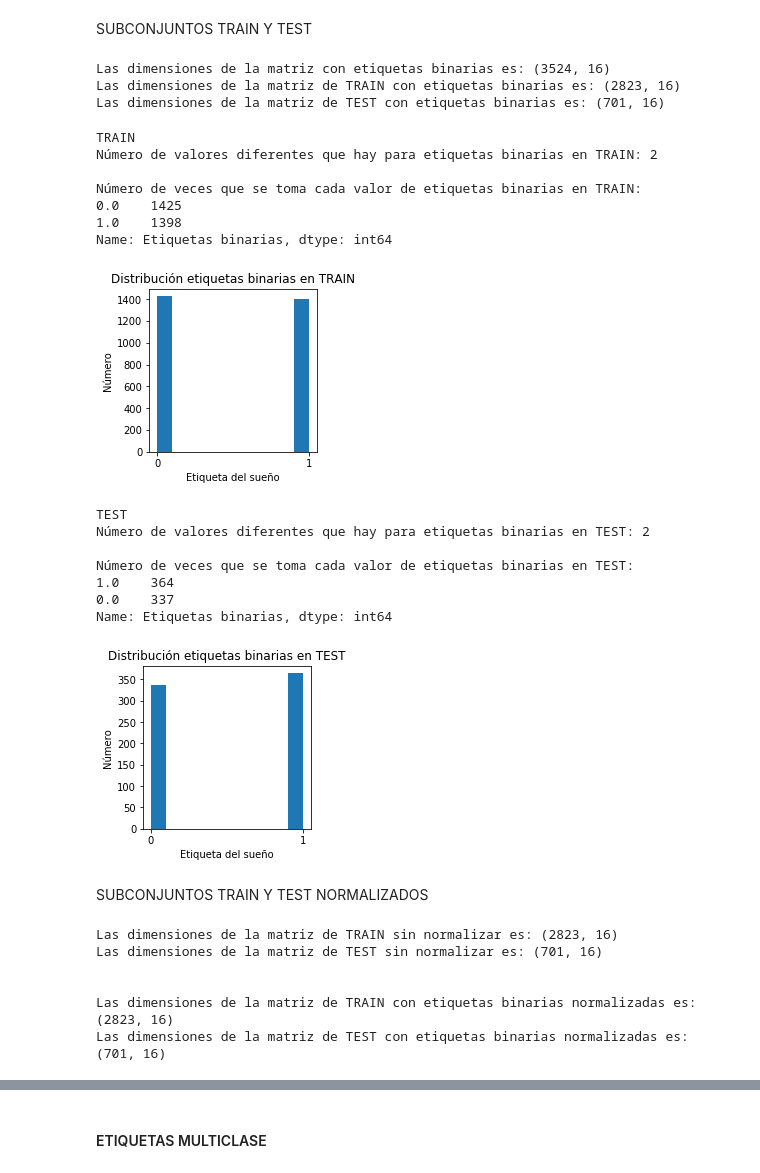
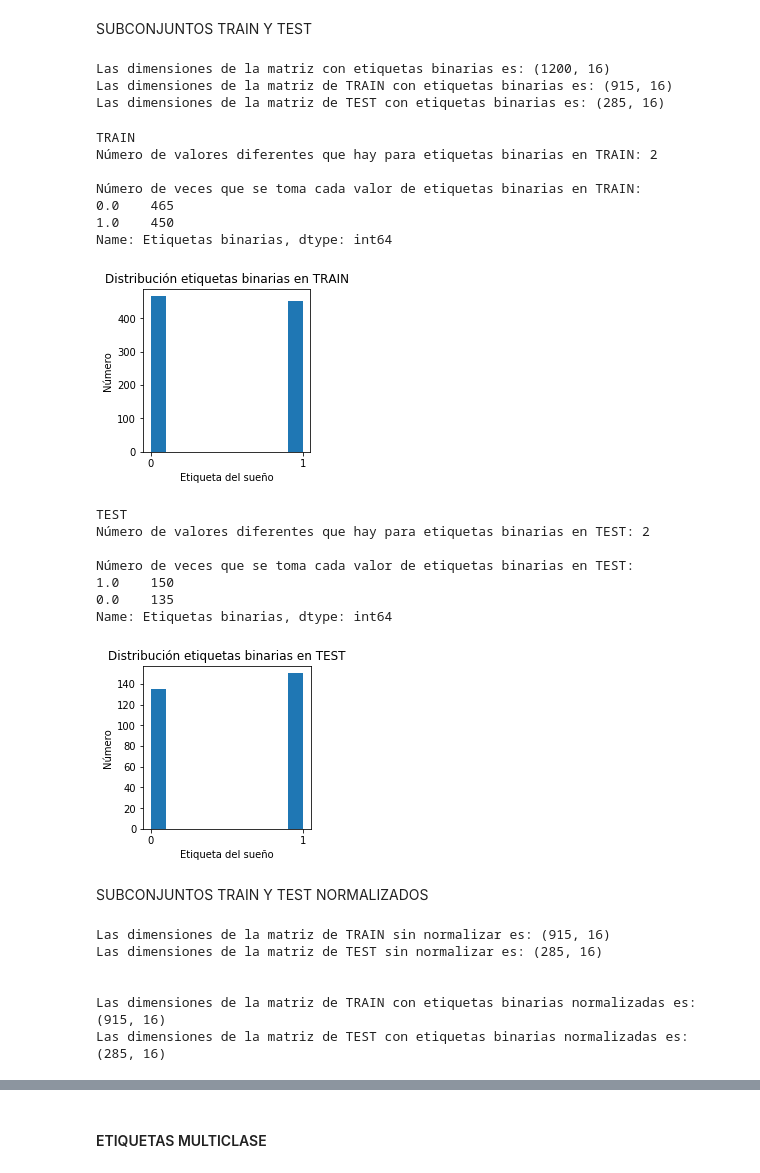
Before and after one commit to Noemiglois/SleepAnalysisWearable, a Jupyter notebook: TrainTest.ipynb, the cells around one changed output, grey strips where cells are left out. Cells and saved outputs as stored; diff of their text form; code cells hidden in the pictures.

```diff
--- a/TrainTest.ipynb
+++ b/TrainTest.ipynb
@@ -205,6 +193,7 @@ print('\n','Binarias:',n_lab_binarias,'\n','Multiclase:',n_lab_multiclase,'\n','
 # %% [markdown]
 Nos creamos dos dataframes distintos: uno con los datos de las etiquetas multiclase balanceados (*df_multi_balanced*) y el otro con los datos de las etiquetas binarias balanceados (*df_bin_balanced*). Se han valanceado todas las clases (tanto binarias como multiclase) al número mínimo de etiquetas de los dos tipos.
 # %%
+n_lab=10
 df_bin_balanced = pd.DataFrame()
 df_bin_balanced=df_bin_balanced.append(df0_bin.sample(n_lab)).append(df1_bin.sample(n_lab))
 print('Las dimensiones del df de características con etiquetas binarias balanceadas es:',df_bin_balanced.shape)
@@ -406,50 +395,50 @@ print('Las dimensiones de la matriz con etiquetas binarias es:',df_bin_balanced.
 print('Las dimensiones de la matriz de TRAIN con etiquetas binarias es:',Train_bin_balanced.shape)
 print('Las dimensiones de la matriz de TEST con etiquetas binarias es:',Test_bin_balanced.shape)
 # %% [output]
-Las dimensiones de la matriz con etiquetas binarias es: (3524, 16)
-Las dimensiones de la matriz de TRAIN con etiquetas binarias es: (2823, 16)
-Las dimensiones de la matriz de TEST con etiquetas binarias es: (701, 16)
+Las dimensiones de la matriz con etiquetas binarias es: (1200, 16)
+Las dimensiones de la matriz de TRAIN con etiquetas binarias es: (915, 16)
+Las dimensiones de la matriz de TEST con etiquetas binarias es: (285, 16)
 # %%
 print('\x1b[1;30m'+'TRAIN'+'\x1b[0m')
 print('Número de valores diferentes que hay para etiquetas binarias en TRAIN:',Train_bin_balanced['Etiquetas binarias'].nunique(),'\n')
 print('Número de veces que se toma cada valor de etiquetas binarias en TRAIN:')
 print(Train_bin_balanced['Etiquetas binarias'].value_counts(),'\n')
 plt.figure(figsize=(3, 3))
 plt.title('Distribución etiquetas binarias en TRAIN')
 plt.xlabel("Etiqueta del sueño")
 plt.ylabel("Número")
-plt.xticks([-1,0,1,2,3,4,5])
+plt.xticks([0,1])
 plt.hist(Train_bin_balanced['Etiquetas binarias'])
 plt.show()
 
 print('\x1b[1;30m'+'TEST'+'\x1b[0m')
 print('Número de valores diferentes que hay para etiquetas binarias en TEST:',Test_bin_balanced['Etiquetas binarias'].nunique(),'\n')
 print('Número de veces que se toma cada valor de etiquetas binarias en TEST:')
 print(Test_bin_balanced['Etiquetas binarias'].value_counts(),'\n')
 plt.figure(figsize=(3, 3))
 plt.title('Distribución etiquetas binarias en TEST')
 plt.xlabel("Etiqueta del sueño")
 plt.ylabel("Número")
-plt.xticks([-1,0,1,2,3,4,5])
+plt.xticks([0,1])
 plt.hist(Test_bin_balanced['Etiquetas binarias'])
 plt.show()
 # %% [output]
 TRAIN
 Número de valores diferentes que hay para etiquetas binarias en TRAIN: 2
 
 Número de veces que se toma cada valor de etiquetas binarias en TRAIN:
-0.0    1425
-1.0    1398
+0.0    465
+1.0    450
 Name: Etiquetas binarias, dtype: int64
-[figure, old version]
+[figure, new version]
 TEST
 Número de valores diferentes que hay para etiquetas binarias en TEST: 2
 
 Número de veces que se toma cada valor de etiquetas binarias en TEST:
-1.0    364
-0.0    337
+1.0    150
+0.0    135
 Name: Etiquetas binarias, dtype: int64
-[figure, old version]
+[figure, new version]
 # %% [markdown]
 SUBCONJUNTOS TRAIN Y TEST NORMALIZADOS
 # %%
@@ -459,12 +448,12 @@ print('\n')
 print('Las dimensiones de la matriz de TRAIN con etiquetas binarias normalizadas es:',Train_bin_transformed.shape)
 print('Las dimensiones de la matriz de TEST con etiquetas binarias normalizadas es:',Test_bin_transformed.shape)
 # %% [output]
-Las dimensiones de la matriz de TRAIN sin normalizar es: (2823, 16)
-Las dimensiones de la matriz de TEST sin normalizar es: (701, 16)
+Las dimensiones de la matriz de TRAIN sin normalizar es: (915, 16)
+Las dimensiones de la matriz de TEST sin normalizar es: (285, 16)
 
 
-Las dimensiones de la matriz de TRAIN con etiquetas binarias normalizadas es: (2823, 16)
-Las dimensiones de la matriz de TEST con etiquetas binarias normalizadas es: (701, 16)
+Las dimensiones de la matriz de TRAIN con etiquetas binarias normalizadas es: (915, 16)
+Las dimensiones de la matriz de TEST con etiquetas binarias normalizadas es: (285, 16)
 # %%
 print('\x1b[1;30m'+'TRAIN'+'\x1b[0m')
 print('Número de valores diferentes que hay para etiquetas binarias en TRAIN:',Train_bin_transformed['Etiquetas binarias'].nunique(),'\n')
```
Also changed, not shown: parts of 13 cells of this notebook, 3 other files.
